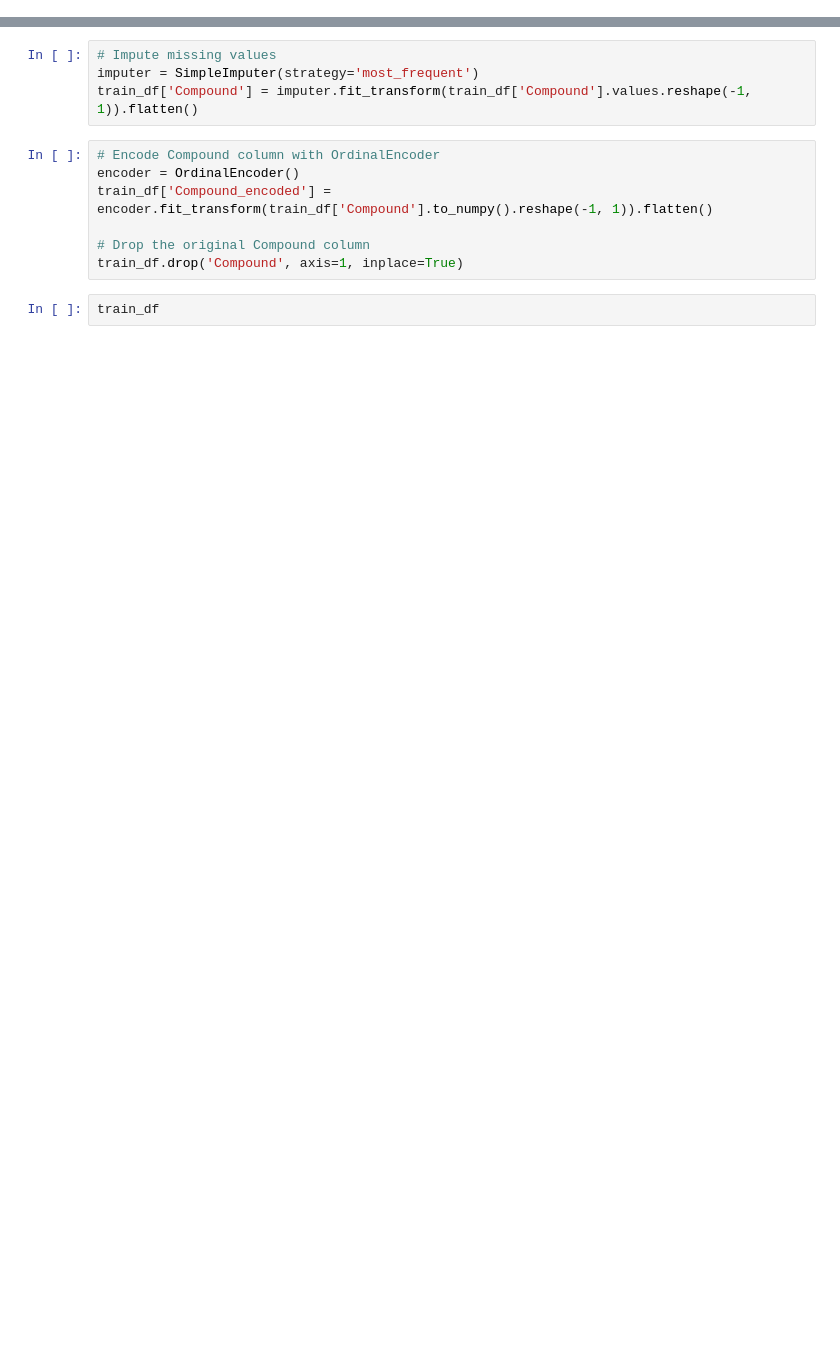
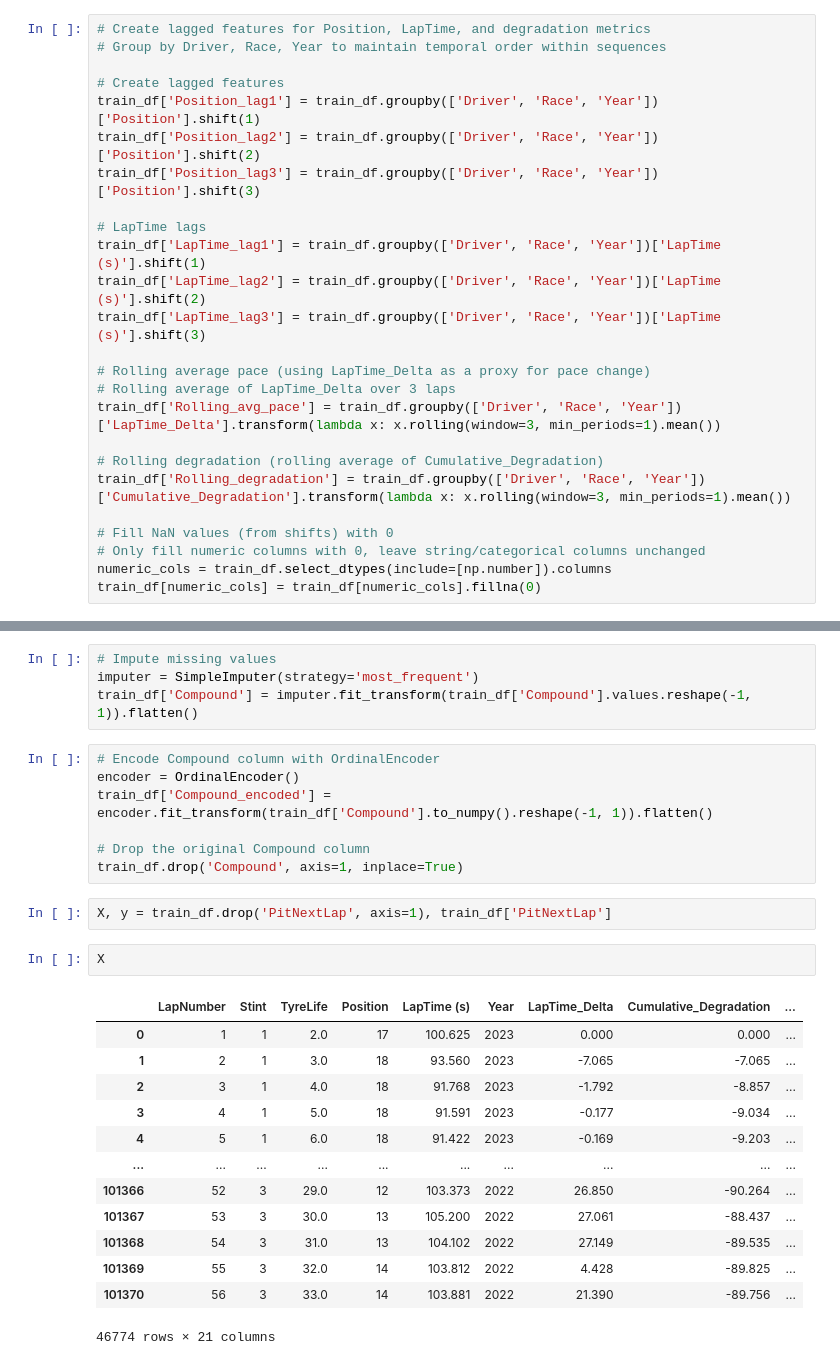
Before and after one commit to mortonki/F1-Strategy-Dataset, a Jupyter notebook: strategy.ipynb, the cells around one changed output, grey strips where cells are left out. Drawn from its saved outputs; the diff is of its cells as text; blank space fills up the shorter version.

```diff
--- a/strategy.ipynb
+++ b/strategy.ipynb
@@ -60,3 +118,28 @@ print(f"Unique sequences in test: {test_df.groupby(['Driver', 'Race', 'Year']).n
+# %%
+# Create lagged features for Position, LapTime, and degradation metrics
+# Group by Driver, Race, Year to maintain temporal order within sequences
+
+# Create lagged features
+train_df['Position_lag1'] = train_df.groupby(['Driver', 'Race', 'Year'])['Position'].shift(1)
+train_df['Position_lag2'] = train_df.groupby(['Driver', 'Race', 'Year'])['Position'].shift(2)
+train_df['Position_lag3'] = train_df.groupby(['Driver', 'Race', 'Year'])['Position'].shift(3)
+
+# LapTime lags
+train_df['LapTime_lag1'] = train_df.groupby(['Driver', 'Race', 'Year'])['LapTime (s)'].shift(1)
+train_df['LapTime_lag2'] = train_df.groupby(['Driver', 'Race', 'Year'])['LapTime (s)'].shift(2)
+train_df['LapTime_lag3'] = train_df.groupby(['Driver', 'Race', 'Year'])['LapTime (s)'].shift(3)
+
+# Rolling average pace (using LapTime_Delta as a proxy for pace change)
+# Rolling average of LapTime_Delta over 3 laps
+train_df['Rolling_avg_pace'] = train_df.groupby(['Driver', 'Race', 'Year'])['LapTime_Delta'].transform(lambda x: x.rolling(window=3, min_periods=1).mean())
+
+# Rolling degradation (rolling average of Cumulative_Degradation)
+train_df['Rolling_degradation'] = train_df.groupby(['Driver', 'Race', 'Year'])['Cumulative_Degradation'].transform(lambda x: x.rolling(window=3, min_periods=1).mean())
+
+# Fill NaN values (from shifts) with 0
+# Only fill numeric columns with 0, leave string/categorical columns unchanged
+numeric_cols = train_df.select_dtypes(include=[np.number]).columns
+train_df[numeric_cols] = train_df[numeric_cols].fillna(0)
 # %%
 train_df = train_df.drop(['Driver', 'Race'], axis=1)
 # %%
@@ -80,4 +169,20 @@ train_df['Compound_encoded'] = encoder.fit_transform(train_df['Compound'].to_num
 # Drop the original Compound column
 train_df.drop('Compound', axis=1, inplace=True)
 # %%
-train_df
+X, y = train_df.drop('PitNextLap', axis=1), train_df['PitNextLap']
+# %%
+X
+# %% [output]
+|  | LapNumber | Stint | TyreLife | Position | LapTime (s) | Year | LapTime_Delta | Cumulative_Degradation | ... |
+| 0 | 1 | 1 | 2.0 | 17 | 100.625 | 2023 | 0.000 | 0.000 | ... |
+| 1 | 2 | 1 | 3.0 | 18 | 93.560 | 2023 | -7.065 | -7.065 | ... |
+| 2 | 3 | 1 | 4.0 | 18 | 91.768 | 2023 | -1.792 | -8.857 | ... |
+| 3 | 4 | 1 | 5.0 | 18 | 91.591 | 2023 | -0.177 | -9.034 | ... |
+| 4 | 5 | 1 | 6.0 | 18 | 91.422 | 2023 | -0.169 | -9.203 | ... |
+| ... | ... | ... | ... | ... | ... | ... | ... | ... | ... |
+| 101366 | 52 | 3 | 29.0 | 12 | 103.373 | 2022 | 26.850 | -90.264 | ... |
+| 101367 | 53 | 3 | 30.0 | 13 | 105.200 | 2022 | 27.061 | -88.437 | ... |
+| 101368 | 54 | 3 | 31.0 | 13 | 104.102 | 2022 | 27.149 | -89.535 | ... |
+| 101369 | 55 | 3 | 32.0 | 14 | 103.812 | 2022 | 4.428 | -89.825 | ... |
+| 101370 | 56 | 3 | 33.0 | 14 | 103.881 | 2022 | 21.390 | -89.756 | ... |
+46774 rows × 21 columns
```
Also changed, not shown: parts of 8 cells of this notebook.
